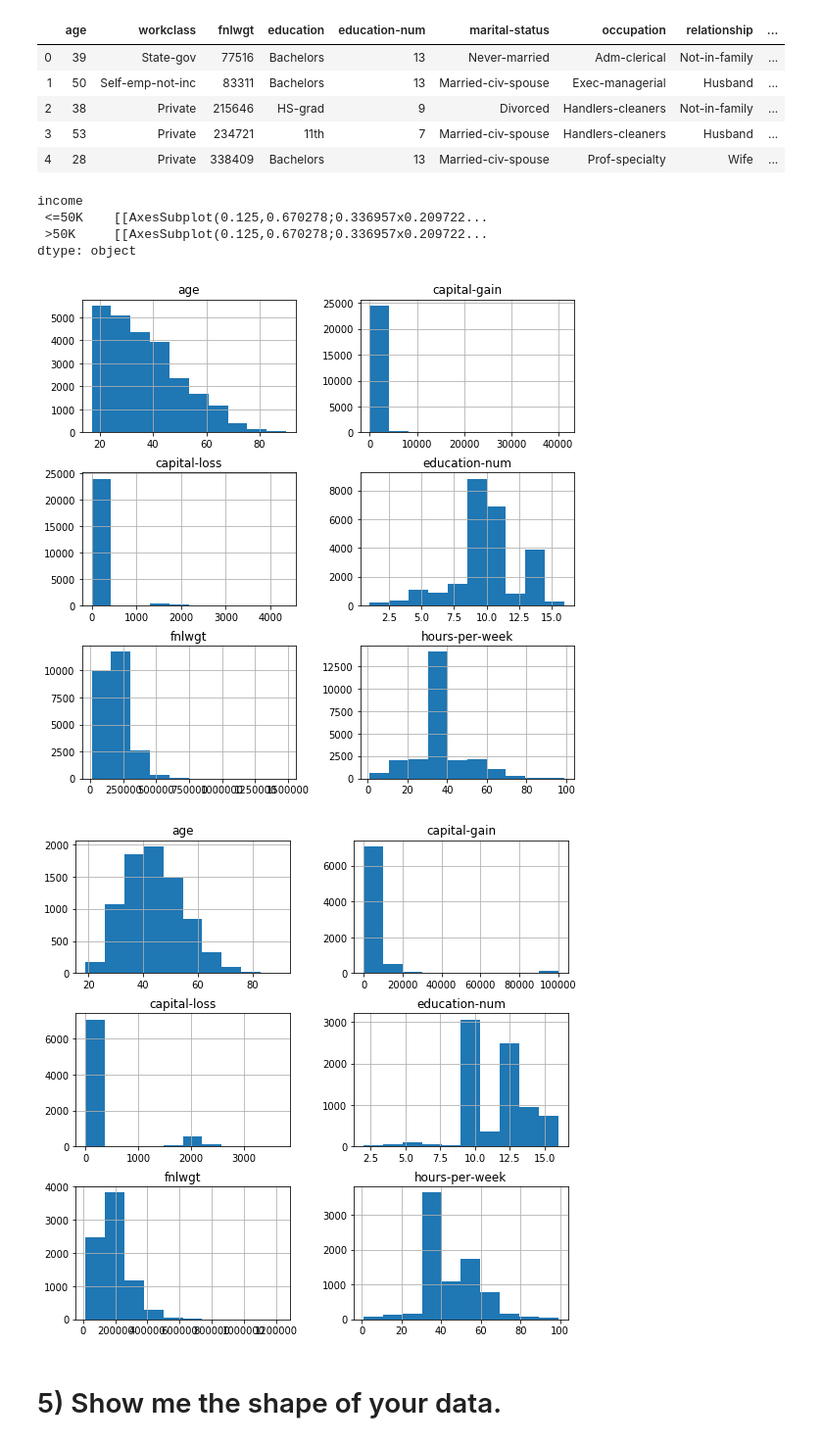
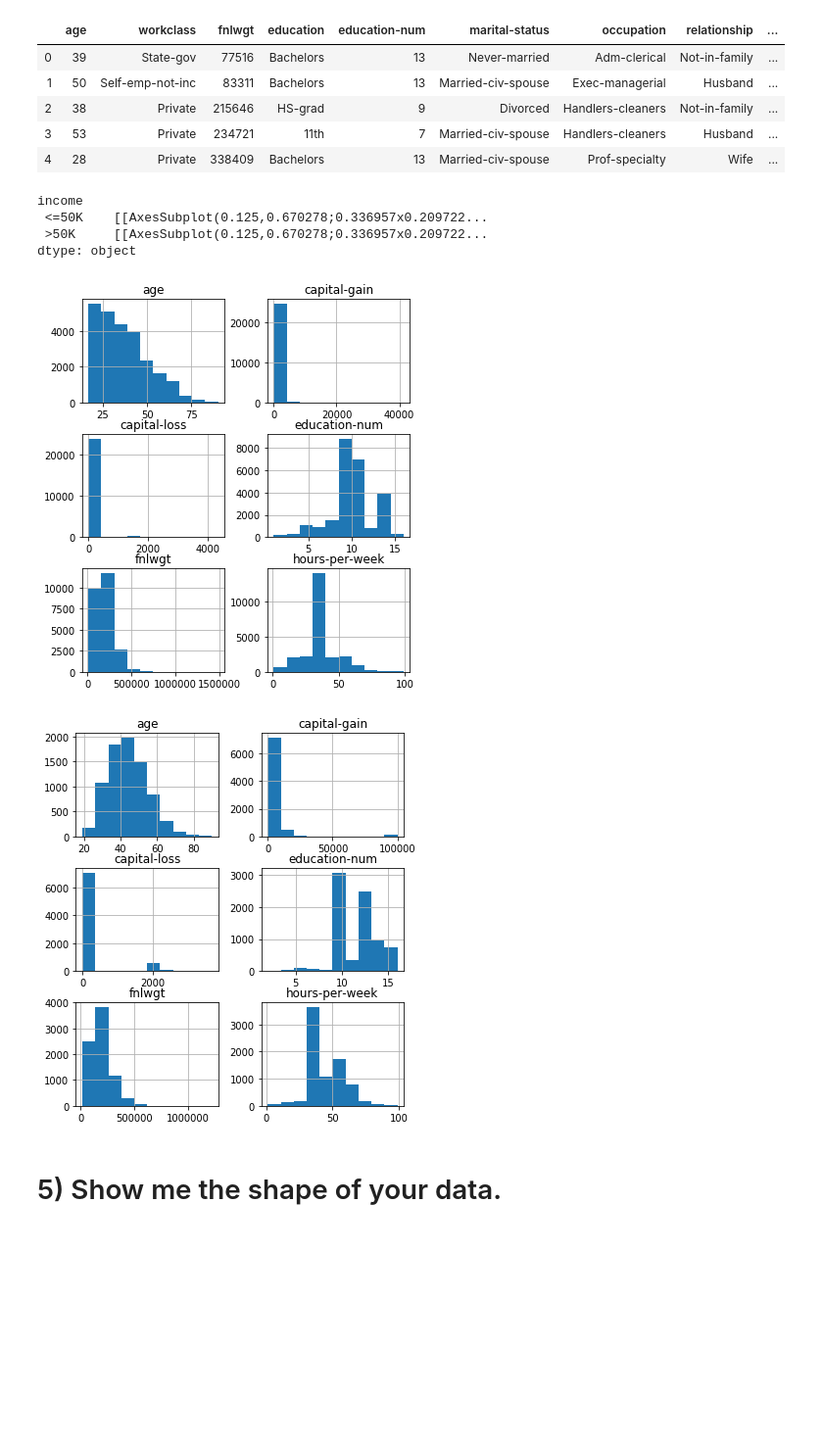
Before and after one commit to rdoraiswamy/final-project, a Jupyter notebook: MR_RD_BIOF509_Final_Project.ipynb, the cells around one changed output. Shown at 98% size. Drawn from its saved outputs; the diff is of its cells as text; code cells hidden in the pictures; blank space fills up the shorter version.

```diff
--- a/MR_RD_BIOF509_Final_Project.ipynb
+++ b/MR_RD_BIOF509_Final_Project.ipynb
@@ -179,14 +179,14 @@ medData.head()
 # %%
 # Sample for filtering medData[medData.age > 75]
 # %%
-medData.groupby('income').hist(figsize=(9, 9))
+medData.groupby('income').hist(figsize=(6, 7))
 # %% [output]
 income
  <=50K    [[AxesSubplot(0.125,0.670278;0.336957x0.209722...
  >50K     [[AxesSubplot(0.125,0.670278;0.336957x0.209722...
 dtype: object
-[figure, old version]
+[figure, new version]
-[figure, old version]
+[figure, new version]
 # %% [markdown]
 # 5) Show me the shape of your data.
 # %%
```
Also changed, not shown: parts of 11 cells of this notebook.
